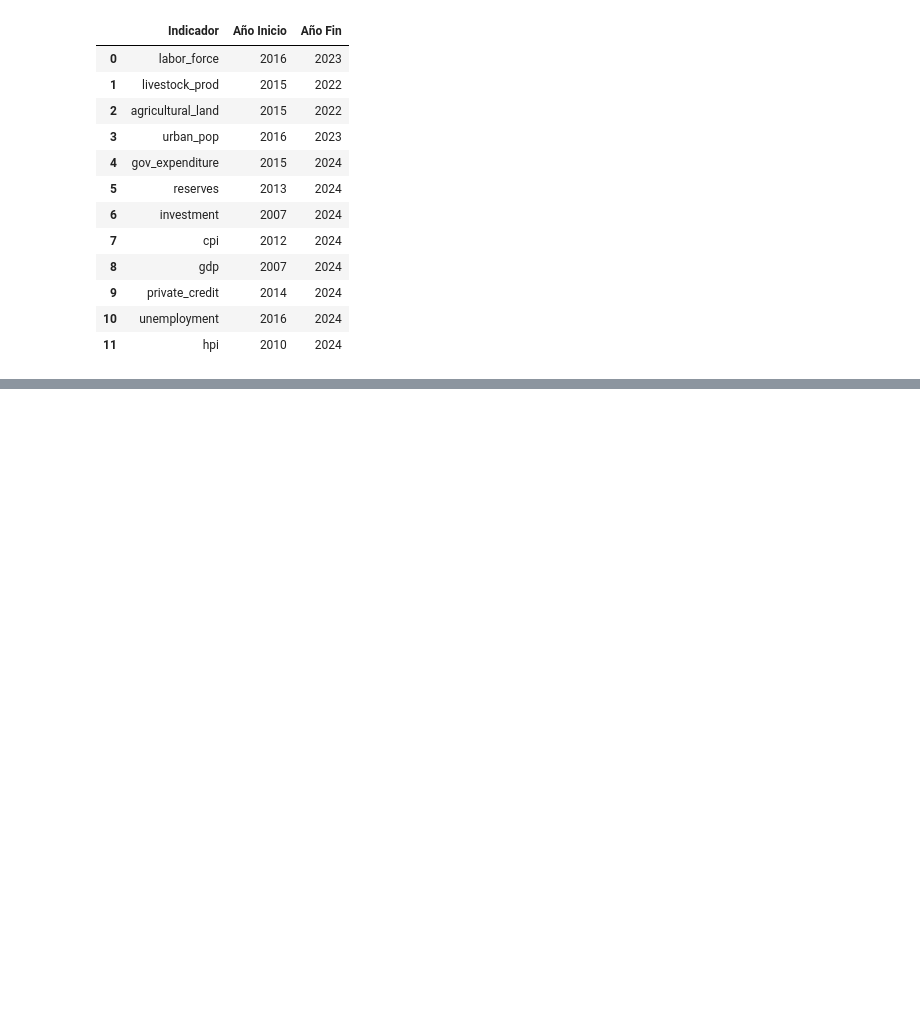
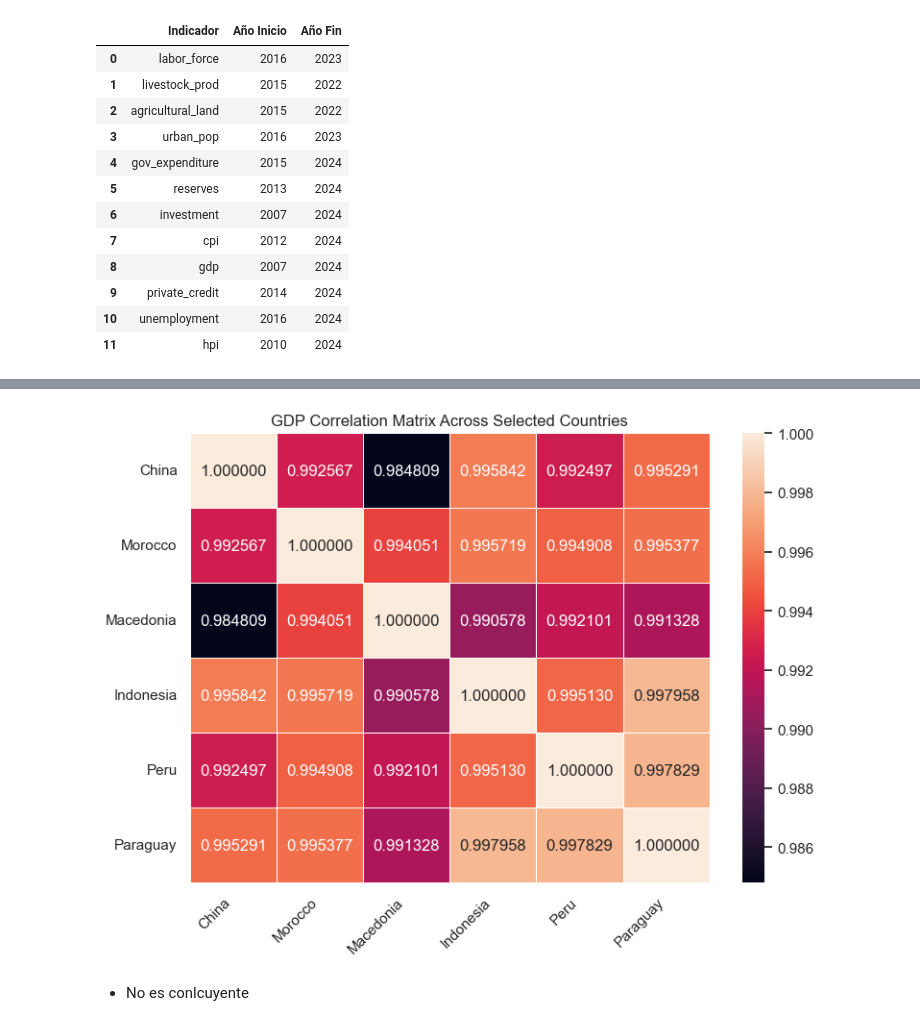
Before and after one commit to acostadlucas/mcs-red, a Jupyter notebook: hypothesis_test/hypothesis_test00.ipynb, the cells around one changed output, grey strips where cells are left out. Cells and saved outputs as stored; diff of their text form; code cells hidden in the pictures; blank space fills up the shorter version.

```diff
--- a/hypothesis_test/hypothesis_test00.ipynb
+++ b/hypothesis_test/hypothesis_test00.ipynb
@@ -390,0 +381,5 @@ obtener_rangos_de_anios(df_list, name_df)
+# %%
+# paises faltantes
+selected_countries = ['China', 'Morocco', 'Macedonia', 'Indonesia', 'Peru', 'Paraguay']
+gdp_selected = gdp_df[['Year'] + selected_countries]
+gdp_selected.head()
@@ -390,0 +393,3 @@ obtener_rangos_de_anios(df_list, name_df)
+# %%
+gdp_correlation_matrix = gdp_selected.drop(columns=['Year']).corr()
+gdp_correlation_matrix.head()
@@ -390,0 +403,26 @@ obtener_rangos_de_anios(df_list, name_df)
+# %%
+import seaborn as sns
+import matplotlib.pyplot as plt
+
+# Set the plot size and style
+plt.figure(figsize=(8, 6))
+sns.set(style="whitegrid")
+
+# Create the heatmap
+heatmap = sns.heatmap(gdp_correlation_matrix,
+                      annot=True,
+                      fmt=".6f",
+                      linewidths=0.5)
+
+# Customize the plot
+plt.title("GDP Correlation Matrix Across Selected Countries")
+plt.xticks(rotation=45, ha='right')
+plt.yticks(rotation=0)
+plt.tight_layout()
+
+# Show the plot
+plt.show()
+# %% [output]
+[figure, added]
+# %% [markdown]
+- No es conlcuyente
```
Also changed, not shown: parts of 44 cells of this notebook.
